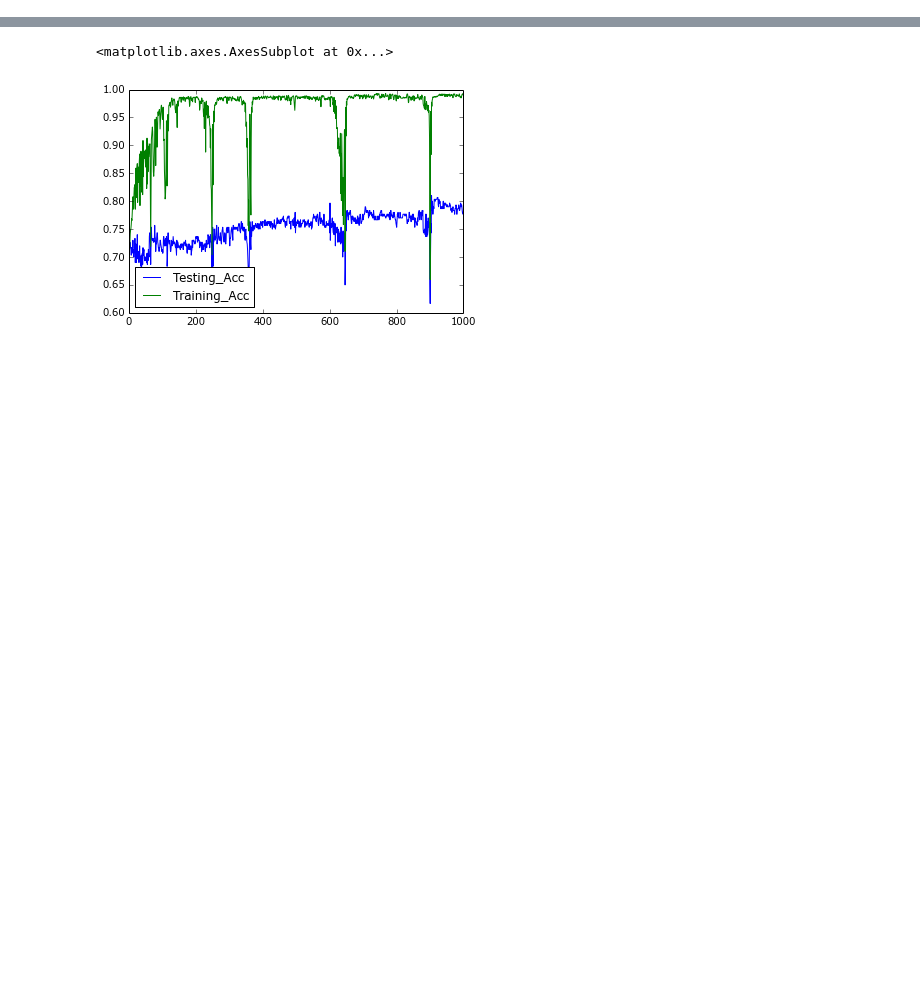
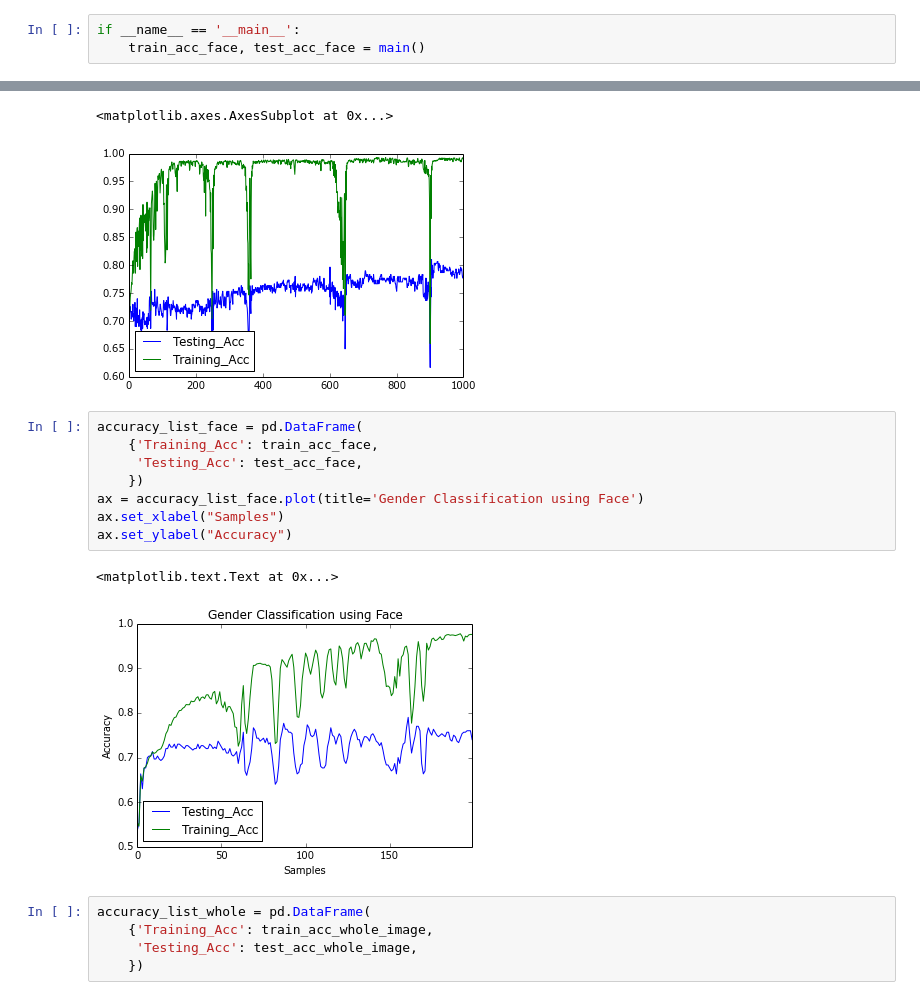
Before and after one commit to tapilab/is-hparik11, a Jupyter notebook: src/Tensorflow_Gender.ipynb, the cells around one changed output, grey strips where cells are left out. Drawn from its saved outputs; the diff is of its cells as text; blank space fills up the shorter version.

```diff
--- a/src/Tensorflow_Gender.ipynb
+++ b/src/Tensorflow_Gender.ipynb
@@ -464,0 +347,3 @@ max(train_acc)
+# %%
+if __name__ == '__main__':
+    train_acc_face, test_acc_face = main()
@@ -499,3 +402,19 @@ accuracy_list.plot()
 # %% [output]
 <matplotlib.axes.AxesSubplot at 0x...>
 [figure]
+# %%
+accuracy_list_face = pd.DataFrame(
+    {'Training_Acc': train_acc_face,
+     'Testing_Acc': test_acc_face,
+    })
+ax = accuracy_list_face.plot(title='Gender Classification using Face')
+ax.set_xlabel("Samples")
+ax.set_ylabel("Accuracy")
+# %% [output]
+<matplotlib.text.Text at 0x...>
+[figure, added]
+# %%
+accuracy_list_whole = pd.DataFrame(
+    {'Training_Acc': train_acc_whole_image,
+     'Testing_Acc': test_acc_whole_image,
+    })
```
Also changed, not shown: parts of 18 cells of this notebook, 13 other files.
